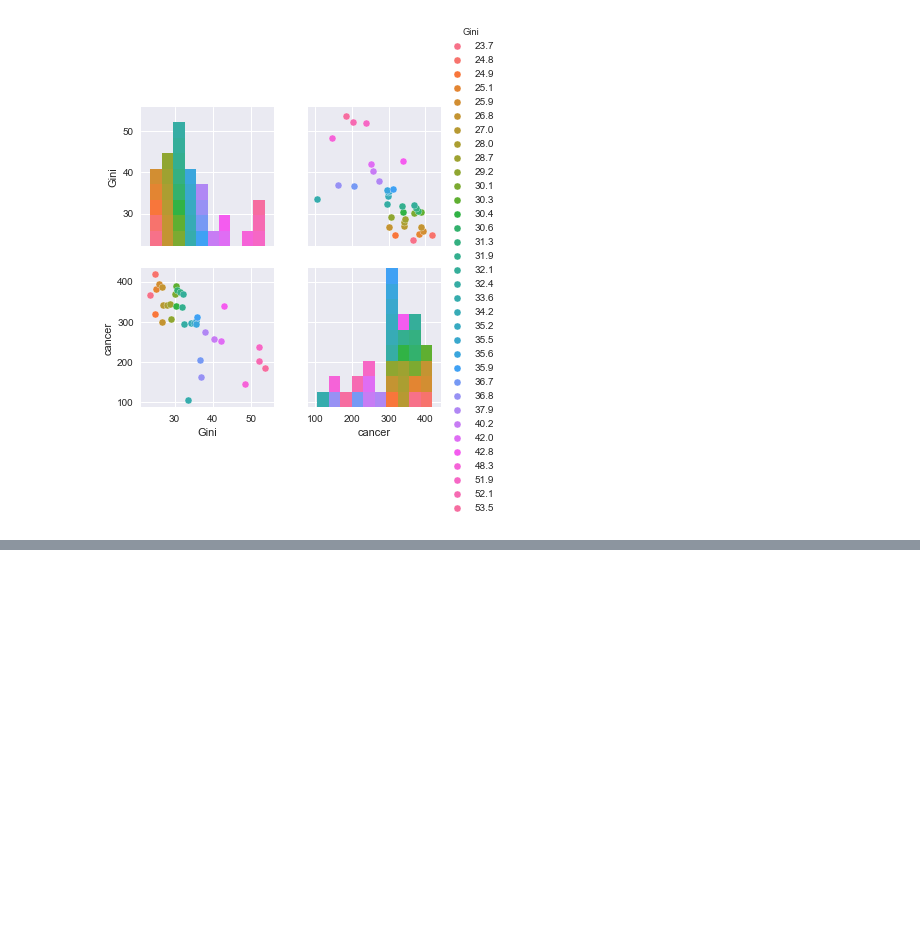
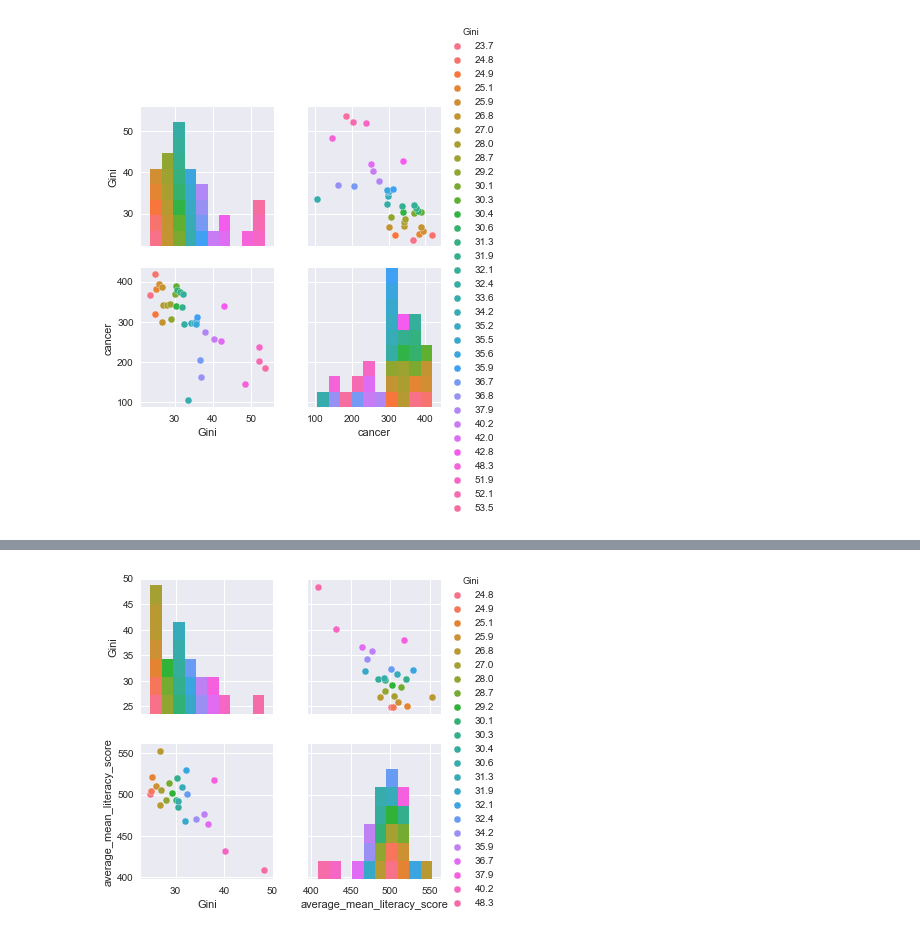
Before and after one commit to MahzadK/dataviz, a Jupyter notebook: notebooks/Correlation.ipynb, the cells around one changed output, grey strips where cells are left out. Saved outputs shown, nothing was run; the diff lists cells and outputs as text; code cells hidden in the pictures; blank space fills up the shorter version.

```diff
--- a/notebooks/Correlation.ipynb
+++ b/notebooks/Correlation.ipynb
@@ -156,0 +156,5 @@ sns.pairplot(df5, hue="Gini")
+# %%
+path = '../data/children/average_mean_literacy_score.csv'
+drawMatrixScatter(path, df)
+# %% [output]
+[figure, added]
```
Also changed, not shown: parts of 42 cells of this notebook, 20 other files.
